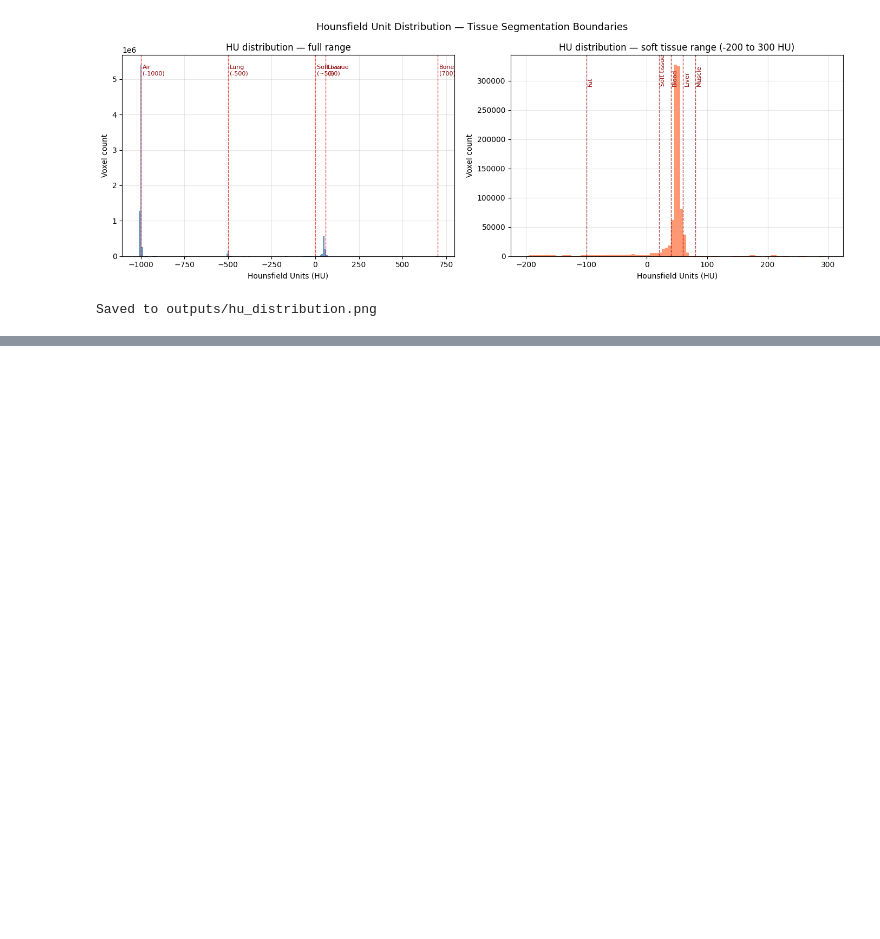
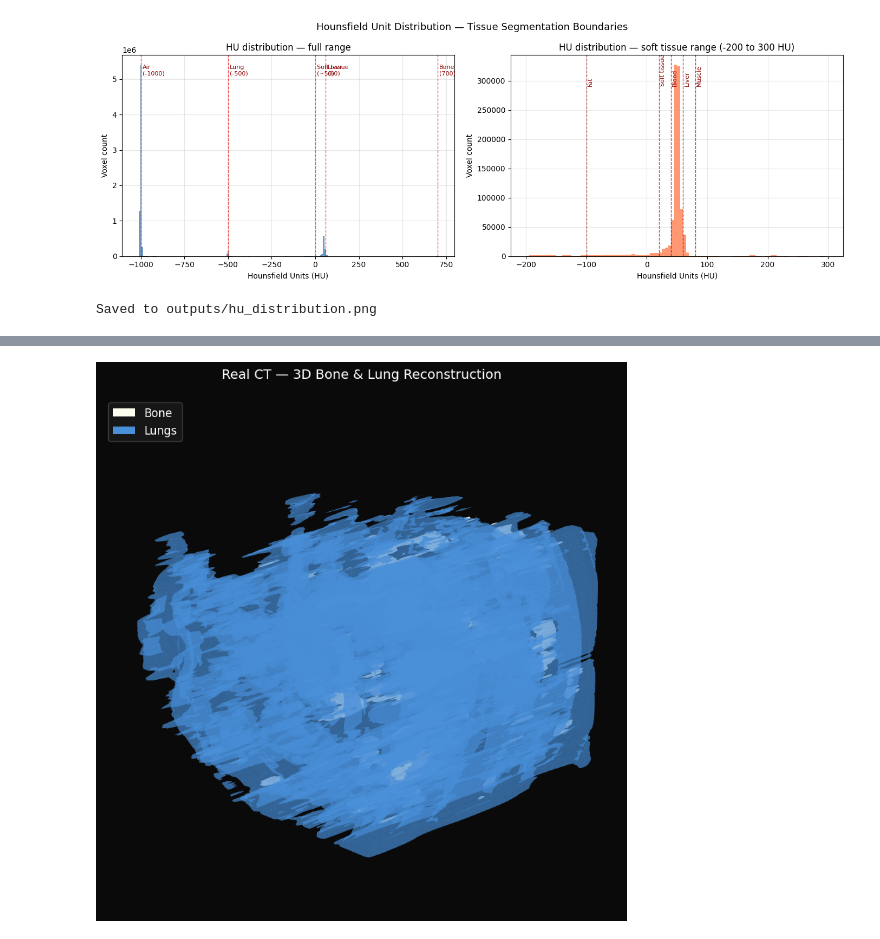
Before and after one commit to Hidaayet/ct-organ-reconstruction, a Jupyter notebook: notebooks/01_data_exploration.ipynb, the cells around one changed output, grey strips where cells are left out. Cells and saved outputs as stored; diff of their text form; code cells hidden in the pictures; blank space fills up the shorter version.

```diff
--- a/notebooks/01_data_exploration.ipynb
+++ b/notebooks/01_data_exploration.ipynb
@@ -196,0 +258,17 @@ Saved to outputs/hu_distribution.png
+# %%
+# check how many slices belong to the same patient case
+print("Slice distribution:")
+print(f"Total slices: {len(images)}")
+print(f"Total patients: {len(df)}")
+print(f"Slices per patient: {len(images)/len(df):.1f} average")
+
+# look at the raw_input_path to find cases with most slices
+df['case'] = df['raw_input_path'].str.extract(r'\\(\d+)\s*\(')
+case_counts = df['case'].value_counts()
+print(f"\nSlices per case (top 5):")
+print(case_counts.head())
+
+# load all slices and check their shapes
+print(f"\nFirst 3 slice shapes:")
+for i in range(3):
+    print(f"  Slice {i}: {images[i].shape}")
@@ -196,0 +407,78 @@ Saved to outputs/hu_distribution.png
+# %%
+from scipy import ndimage
+from skimage import measure
+from mpl_toolkits.mplot3d import Axes3D
+from mpl_toolkits.mplot3d.art3d import Poly3DCollection
+
+print("Segmenting real CT volume...")
+
+# segment bones
+bone_mask = volume_real > 350
+bone_mask = ndimage.binary_closing(bone_mask, iterations=2)
+bone_mask = ndimage.binary_fill_holes(bone_mask)
+
+# segment lungs
+lung_mask = (volume_real > -900) & (volume_real < -300)
+labeled, n = ndimage.label(lung_mask)
+sizes = ndimage.sum(lung_mask, labeled, range(1, n+1))
+large = [i+1 for i, s in enumerate(sizes) if s > 1000]
+lung_mask = np.isin(labeled, large)
+lung_mask = ndimage.binary_closing(lung_mask, iterations=3)
+lung_mask = ndimage.binary_fill_holes(lung_mask)
+
+print(f"Bone voxels:  {bone_mask.sum():,}")
+print(f"Lung voxels:  {lung_mask.sum():,}")
+
+# marching cubes
+print("\nApplying Marching Cubes...")
+
+smoothed_bone = ndimage.gaussian_filter(bone_mask.astype(float), sigma=1.0)
+bone_verts, bone_faces, _, _ = measure.marching_cubes(
+    smoothed_bone, level=0.5, step_size=2)
+
+smoothed_lung = ndimage.gaussian_filter(lung_mask.astype(float), sigma=1.5)
+lung_verts, lung_faces, _, _ = measure.marching_cubes(
+    smoothed_lung, level=0.5, step_size=2)
+
+print(f"Bone mesh:  {len(bone_verts):,} vertices, {len(bone_faces):,} faces")
+print(f"Lung mesh:  {len(lung_verts):,} vertices, {len(lung_faces):,} faces")
+
+# render
+fig = plt.figure(figsize=(12, 10), facecolor='#0a0a0a')
+ax = fig.add_subplot(111, projection='3d', facecolor='#0a0a0a')
+
+bone_mesh = Poly3DCollection(bone_verts[bone_faces],
+                              alpha=0.85, linewidth=0)
+bone_mesh.set_facecolor('#FFFFF0')
+bone_mesh.set_edgecolor('none')
+ax.add_collection3d(bone_mesh)
+
+lung_mesh = Poly3DCollection(lung_verts[lung_faces],
+                              alpha=0.5, linewidth=0)
+lung_mesh.set_facecolor('#4A90D9')
+lung_mesh.set_edgecolor('none')
+ax.add_collection3d(lung_mesh)
+
+all_verts = np.vstack([bone_verts, lung_verts])
+ax.set_xlim(all_verts[:,0].min(), all_verts[:,0].max())
+ax.set_ylim(all_verts[:,1].min(), all_verts[:,1].max())
+ax.set_zlim(all_verts[:,2].min(), all_verts[:,2].max())
+ax.view_init(elev=20, azim=45)
+ax.set_axis_off()
+
+from matplotlib.patches import Patch
+legend = [Patch(facecolor='#FFFFF0', label='Bone'),
+          Patch(facecolor='#4A90D9', label='Lungs')]
+ax.legend(handles=legend, loc='upper left',
+          labelcolor='white', facecolor='#1a1a1a',
+          edgecolor='#444', fontsize=12)
+
+ax.set_title('Real CT — 3D Bone & Lung Reconstruction',
+             color='white', fontsize=14, pad=20)
+
+plt.savefig('../outputs/real_3d_reconstruction.png',
+            dpi=150, bbox_inches='tight',
+            facecolor='#0a0a0a')
+plt.show()
+print("\nSaved to outputs/real_3d_reconstruction.png")
+# %% [output]
@@ -196,0 +492 @@ Saved to outputs/hu_distribution.png
+[figure, added]
```
Also changed, not shown: parts of 7 cells of this notebook, 2 other files.
